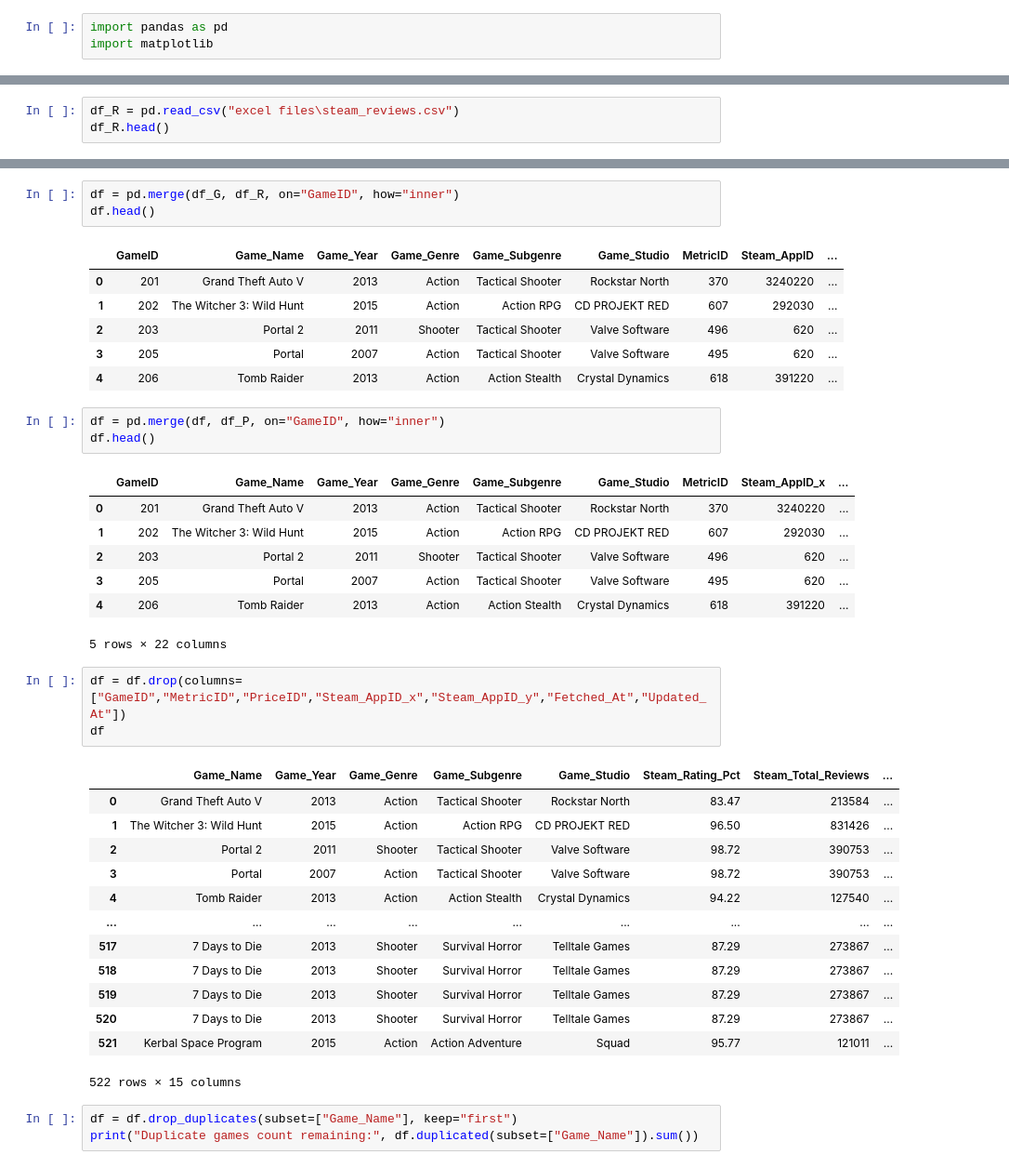
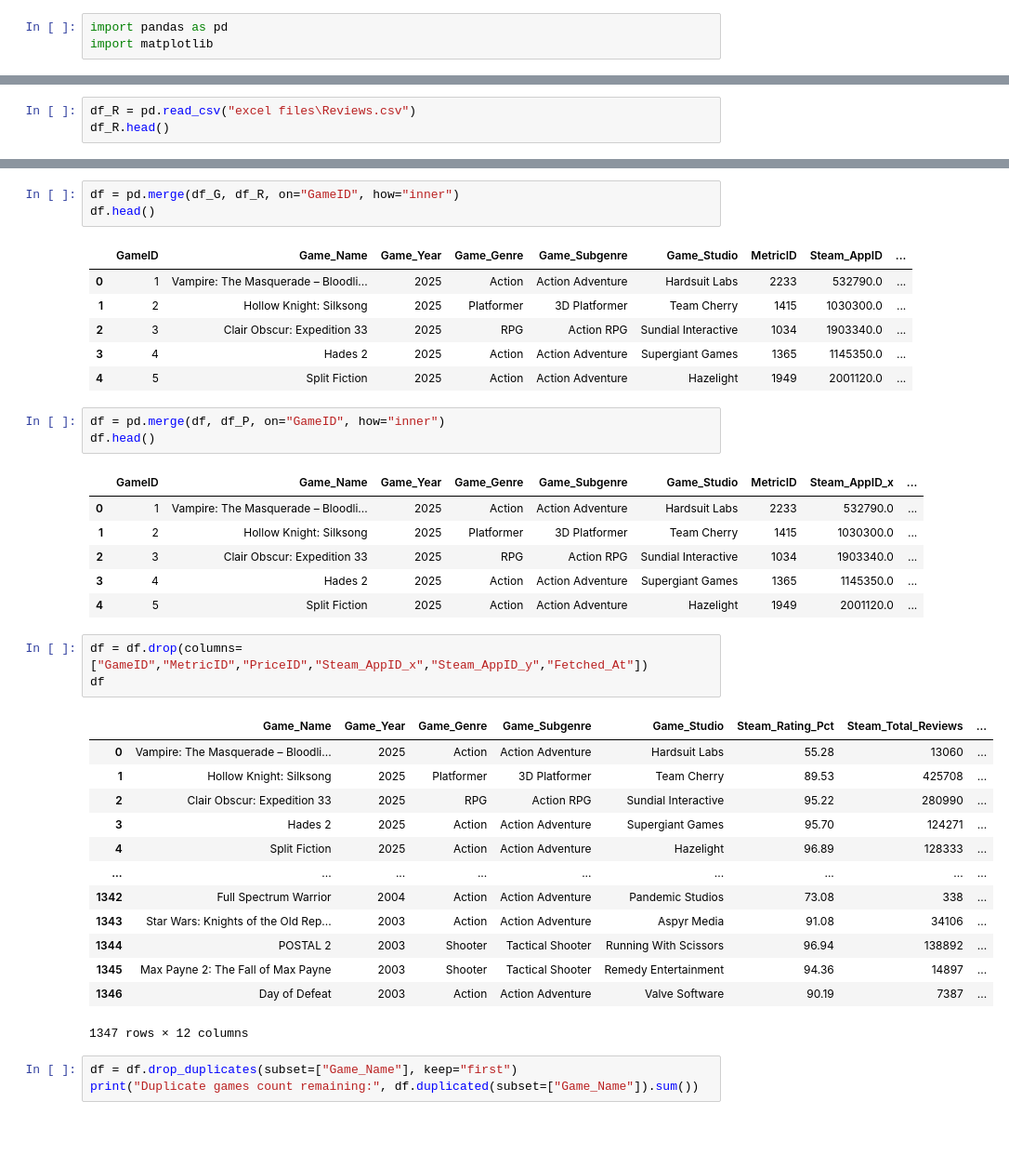
Before and after one commit to Ilyass02-S/Data-Science-Portfolio, a Jupyter notebook: enhanced data.ipynb, the cells around one changed output, grey strips where cells are left out. Shown at 93% size. Saved outputs shown, nothing was run; the diff lists cells and outputs as text; blank space fills up the shorter version.

Commit message:
adding 1500 game instead of 500

```diff
--- a/enhanced data.ipynb
+++ b/enhanced data.ipynb
@@ -14,5 +14,5 @@ df_G.head()
 # %%
-df_R = pd.read_csv("excel files\steam_reviews.csv")
+df_R = pd.read_csv("excel files\Reviews.csv")
 df_R.head()
 # %% [output]
 |  | MetricID | GameID | Steam_AppID | Steam_Rating_Pct | Steam_Total_Reviews | RAWG_Rating | Added_Count | ... |
@@ -36,39 +36,38 @@ df = pd.merge(df_G, df_R, on="GameID", how="inner")
 df.head()
 # %% [output]
 |  | GameID | Game_Name | Game_Year | Game_Genre | Game_Subgenre | Game_Studio | MetricID | Steam_AppID | ... |
-| 0 | 201 | Grand Theft Auto V | 2013 | Action | Tactical Shooter | Rockstar North | 370 | 3240220 | ... |
-| 1 | 202 | The Witcher 3: Wild Hunt | 2015 | Action | Action RPG | CD PROJEKT RED | 607 | 292030 | ... |
-| 2 | 203 | Portal 2 | 2011 | Shooter | Tactical Shooter | Valve Software | 496 | 620 | ... |
-| 3 | 205 | Portal | 2007 | Action | Tactical Shooter | Valve Software | 495 | 620 | ... |
-| 4 | 206 | Tomb Raider | 2013 | Action | Action Stealth | Crystal Dynamics | 618 | 391220 | ... |
+| 0 | 1 | Vampire: The Masquerade – Bloodli... | 2025 | Action | Action Adventure | Hardsuit Labs | 2233 | 532790.0 | ... |
+| 1 | 2 | Hollow Knight: Silksong | 2025 | Platformer | 3D Platformer | Team Cherry | 1415 | 1030300.0 | ... |
+| 2 | 3 | Clair Obscur: Expedition 33 | 2025 | RPG | Action RPG | Sundial Interactive | 1034 | 1903340.0 | ... |
+| 3 | 4 | Hades 2 | 2025 | Action | Action Adventure | Supergiant Games | 1365 | 1145350.0 | ... |
+| 4 | 5 | Split Fiction | 2025 | Action | Action Adventure | Hazelight | 1949 | 2001120.0 | ... |
 # %%
 df = pd.merge(df, df_P, on="GameID", how="inner")
 df.head()
 # %% [output]
 |  | GameID | Game_Name | Game_Year | Game_Genre | Game_Subgenre | Game_Studio | MetricID | Steam_AppID_x | ... |
-| 0 | 201 | Grand Theft Auto V | 2013 | Action | Tactical Shooter | Rockstar North | 370 | 3240220 | ... |
-| 1 | 202 | The Witcher 3: Wild Hunt | 2015 | Action | Action RPG | CD PROJEKT RED | 607 | 292030 | ... |
-| 2 | 203 | Portal 2 | 2011 | Shooter | Tactical Shooter | Valve Software | 496 | 620 | ... |
-| 3 | 205 | Portal | 2007 | Action | Tactical Shooter | Valve Software | 495 | 620 | ... |
-| 4 | 206 | Tomb Raider | 2013 | Action | Action Stealth | Crystal Dynamics | 618 | 391220 | ... |
+| 0 | 1 | Vampire: The Masquerade – Bloodli... | 2025 | Action | Action Adventure | Hardsuit Labs | 2233 | 532790.0 | ... |
+| 1 | 2 | Hollow Knight: Silksong | 2025 | Platformer | 3D Platformer | Team Cherry | 1415 | 1030300.0 | ... |
+| 2 | 3 | Clair Obscur: Expedition 33 | 2025 | RPG | Action RPG | Sundial Interactive | 1034 | 1903340.0 | ... |
+| 3 | 4 | Hades 2 | 2025 | Action | Action Adventure | Supergiant Games | 1365 | 1145350.0 | ... |
+| 4 | 5 | Split Fiction | 2025 | Action | Action Adventure | Hazelight | 1949 | 2001120.0 | ... |
-5 rows × 22 columns
 # %%
-df = df.drop(columns=["GameID","MetricID","PriceID","Steam_AppID_x","Steam_AppID_y","Fetched_At","Updated_At"])
+df = df.drop(columns=["GameID","MetricID","PriceID","Steam_AppID_x","Steam_AppID_y","Fetched_At"])
 df
 # %% [output]
 |  | Game_Name | Game_Year | Game_Genre | Game_Subgenre | Game_Studio | Steam_Rating_Pct | Steam_Total_Reviews | ... |
-| 0 | Grand Theft Auto V | 2013 | Action | Tactical Shooter | Rockstar North | 83.47 | 213584 | ... |
-| 1 | The Witcher 3: Wild Hunt | 2015 | Action | Action RPG | CD PROJEKT RED | 96.50 | 831426 | ... |
-| 2 | Portal 2 | 2011 | Shooter | Tactical Shooter | Valve Software | 98.72 | 390753 | ... |
-| 3 | Portal | 2007 | Action | Tactical Shooter | Valve Software | 98.72 | 390753 | ... |
-| 4 | Tomb Raider | 2013 | Action | Action Stealth | Crystal Dynamics | 94.22 | 127540 | ... |
+| 0 | Vampire: The Masquerade – Bloodli... | 2025 | Action | Action Adventure | Hardsuit Labs | 55.28 | 13060 | ... |
+| 1 | Hollow Knight: Silksong | 2025 | Platformer | 3D Platformer | Team Cherry | 89.53 | 425708 | ... |
+| 2 | Clair Obscur: Expedition 33 | 2025 | RPG | Action RPG | Sundial Interactive | 95.22 | 280990 | ... |
+| 3 | Hades 2 | 2025 | Action | Action Adventure | Supergiant Games | 95.70 | 124271 | ... |
+| 4 | Split Fiction | 2025 | Action | Action Adventure | Hazelight | 96.89 | 128333 | ... |
 | ... | ... | ... | ... | ... | ... | ... | ... | ... |
-| 517 | 7 Days to Die | 2013 | Shooter | Survival Horror | Telltale Games | 87.29 | 273867 | ... |
-| 518 | 7 Days to Die | 2013 | Shooter | Survival Horror | Telltale Games | 87.29 | 273867 | ... |
-| 519 | 7 Days to Die | 2013 | Shooter | Survival Horror | Telltale Games | 87.29 | 273867 | ... |
-| 520 | 7 Days to Die | 2013 | Shooter | Survival Horror | Telltale Games | 87.29 | 273867 | ... |
-| 521 | Kerbal Space Program | 2015 | Action | Action Adventure | Squad | 95.77 | 121011 | ... |
+| 1342 | Full Spectrum Warrior | 2004 | Action | Action Adventure | Pandemic Studios | 73.08 | 338 | ... |
+| 1343 | Star Wars: Knights of the Old Rep... | 2003 | Action | Action Adventure | Aspyr Media | 91.08 | 34106 | ... |
+| 1344 | POSTAL 2 | 2003 | Shooter | Tactical Shooter | Running With Scissors | 96.94 | 138892 | ... |
+| 1345 | Max Payne 2: The Fall of Max Payne | 2003 | Shooter | Tactical Shooter | Remedy Entertainment | 94.36 | 14897 | ... |
+| 1346 | Day of Defeat | 2003 | Action | Action Adventure | Valve Software | 90.19 | 7387 | ... |
-522 rows × 15 columns
+1347 rows × 12 columns
 # %%
 df = df.drop_duplicates(subset=["Game_Name"], keep="first")
 print("Duplicate games count remaining:", df.duplicated(subset=["Game_Name"]).sum())
```
Also changed, not shown: parts of 12 cells of this notebook, 13 other files.
